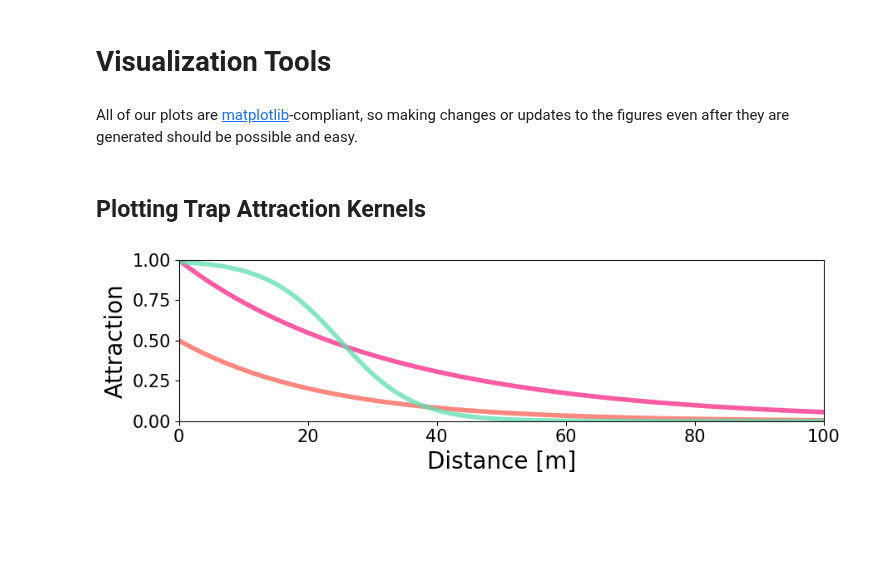
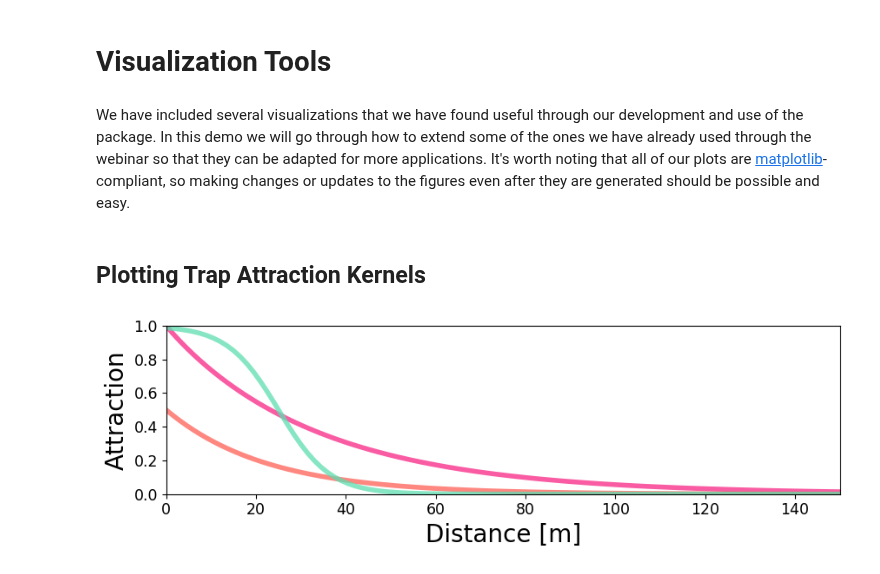
Before and after one commit to Chipdelmal/MGSurvE_Webinar2023, a Jupyter notebook: demos/analysis/visualization.ipynb, the cells around one changed output. Drawn from its saved outputs; the diff is of its cells as text; code cells hidden in the pictures; blank space fills up the shorter version.

Commit message:
Visualization tools update

```diff
--- a/demos/analysis/visualization.ipynb
+++ b/demos/analysis/visualization.ipynb
@@ -1,7 +1,7 @@
 # %% [markdown]
 # Visualization Tools
 # %% [markdown]
-All of our plots are [matplotlib](https://matplotlib.org/)-compliant, so making changes or updates to the figures even after they are generated should be possible and easy.
+We have included several visualizations that we have found useful through our development and use of the package. In this demo we will go through how to extend some of the ones we have already used through the webinar so that they can be adapted for more applications. It's worth noting that all of our plots are [matplotlib](https://matplotlib.org/)-compliant, so making changes or updates to the figures even after they are generated should be possible and easy.
 # %%
 # Fix PROJ path ---------------------------------------------------------------
 import os;
@@ -44,16 +44,16 @@ TCOL = {
 # %%
 lnd = srv.Landscape(points, traps=traps, trapsKernels=tKer)
 (fig, ax) = plt.subplots(1, 1, figsize=(10, 10), sharey=False)
 (fig, ax) = srv.plotTrapsKernels(
     fig, ax, lnd,
-    colors=TCOL, distRange=(0, 100), aspect=.25
+    colors=TCOL, distRange=(0, 150), aspect=.25
 )
 ax.set_xlabel('Distance [m]', fontsize=20)
 ax.set_ylabel('Attraction', fontsize=20)
-ax.tick_params(axis='both', which='major', labelsize=15)
+ax.tick_params(axis='both', which='major', labelsize=12.5)
 fig.savefig(
     path.join(OUT_PTH, 'TrapKernels.png'),
     facecolor='w', bbox_inches='tight', pad_inches=0.1, dpi=300
 )
 # %% [output]
-[figure, old version]
+[figure, new version]
```
Also changed, not shown: 2 other files.
